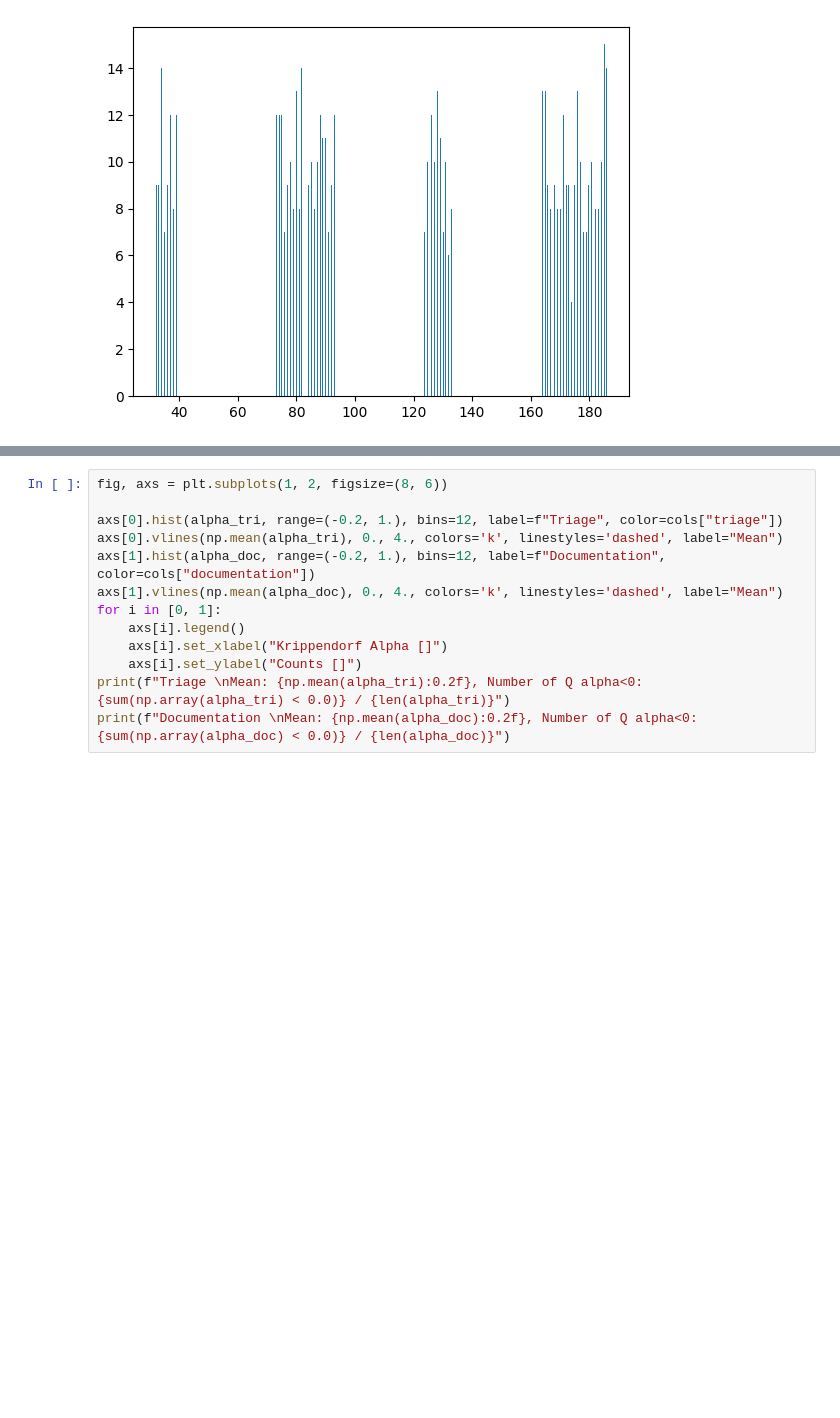
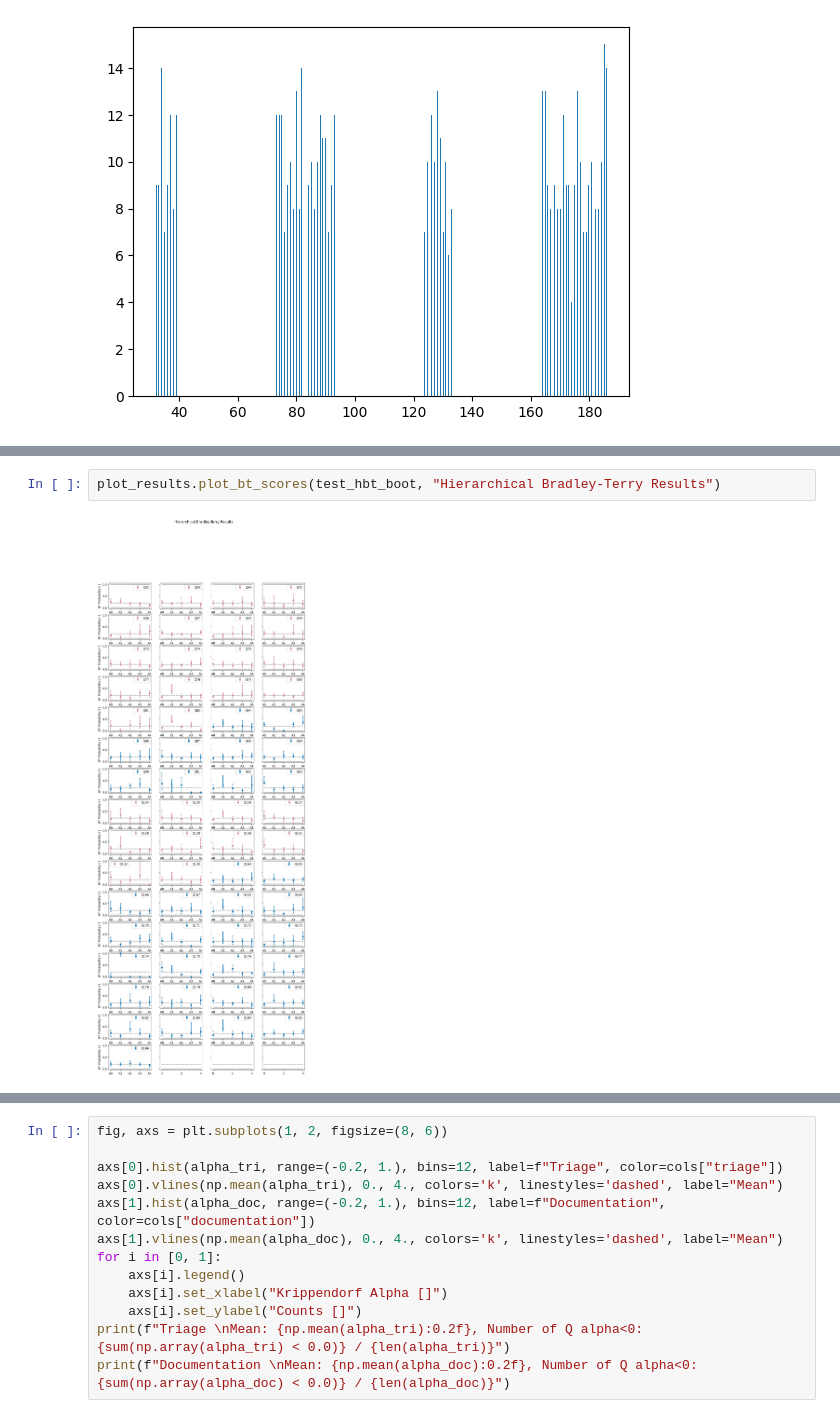
Before and after one commit to anupsharma555/mentat, a Jupyter notebook: mentat/process_annotated_data.ipynb, the cells around one changed output, grey strips where cells are left out. Drawn from its saved outputs; the diff is of its cells as text; blank space fills up the shorter version.

```diff
--- a/mentat/process_annotated_data.ipynb
+++ b/mentat/process_annotated_data.ipynb
@@ -99,3 +177,7 @@ test
+# %%
+plot_results.plot_bt_scores(test_hbt_boot, "Hierarchical Bradley-Terry Results")
+# %% [output]
+[figure, added]
 # %%
 means_and_alphas = helper_functions.calc_mean_and_alphas(response_data, do_boot=True)
 means_and_alphas[32]
```
Also changed, not shown: parts of 10 cells of this notebook, 3 other files.
